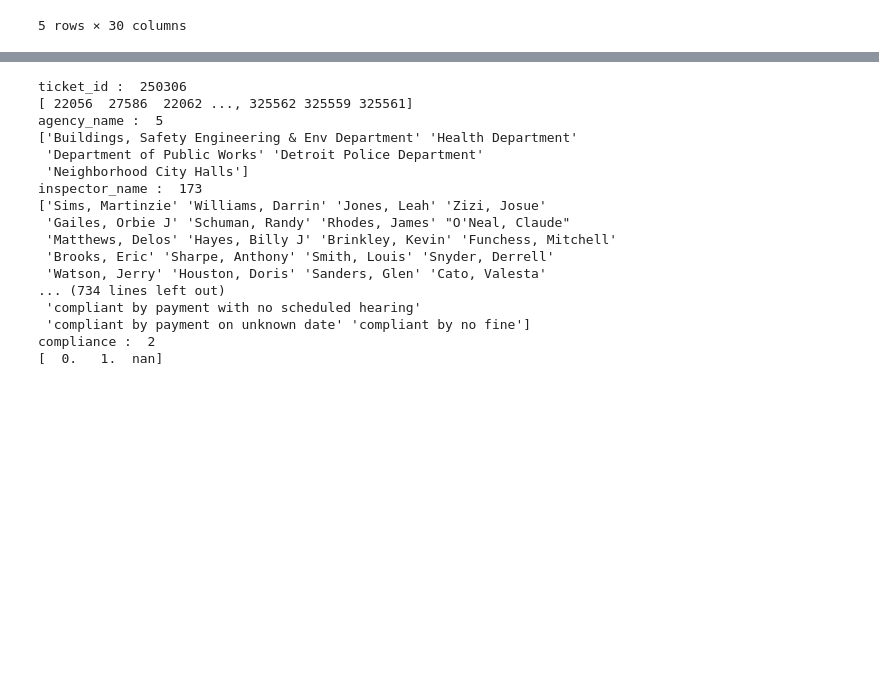
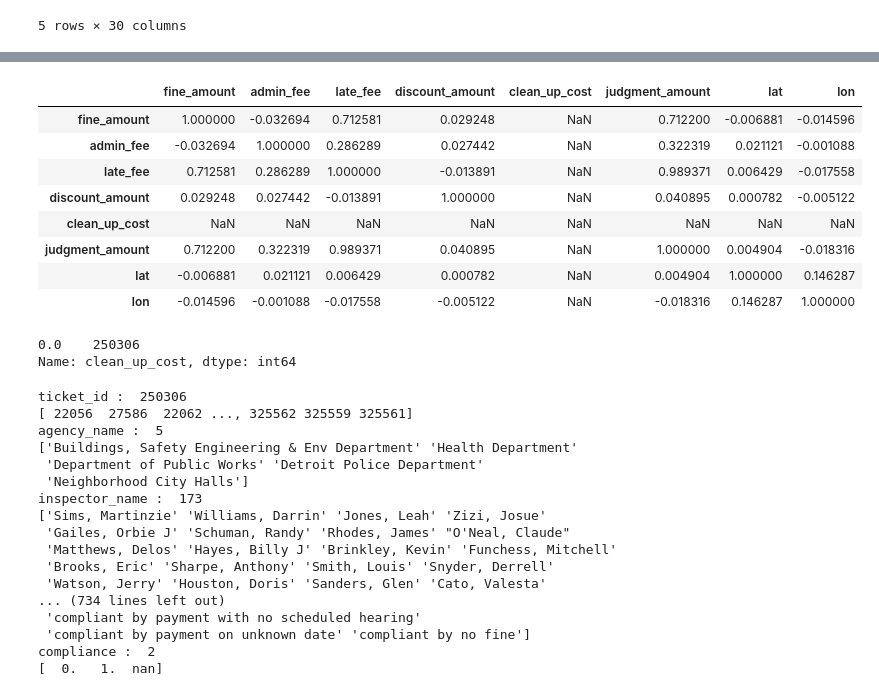
Before and after one commit to aitabuzaid/predict-fines, a Jupyter notebook: Assignment+4.ipynb, the cells around one changed output, grey strips where cells are left out. Cells and saved outputs as stored; diff of their text form; code cells hidden in the pictures; blank space fills up the shorter version.

```diff
--- a/Assignment+4.ipynb
+++ b/Assignment+4.ipynb
@@ -230,3 +262,20 @@ plt.show()
+# %%
+train_data_merged[num_cols].corr()
+# %% [output]
+|  | fine_amount | admin_fee | late_fee | discount_amount | clean_up_cost | judgment_amount | lat | lon |
+| fine_amount | 1.000000 | -0.032694 | 0.712581 | 0.029248 | NaN | 0.712200 | -0.006881 | -0.014596 |
+| admin_fee | -0.032694 | 1.000000 | 0.286289 | 0.027442 | NaN | 0.322319 | 0.021121 | -0.001088 |
+| late_fee | 0.712581 | 0.286289 | 1.000000 | -0.013891 | NaN | 0.989371 | 0.006429 | -0.017558 |
+| discount_amount | 0.029248 | 0.027442 | -0.013891 | 1.000000 | NaN | 0.040895 | 0.000782 | -0.005122 |
+| clean_up_cost | NaN | NaN | NaN | NaN | NaN | NaN | NaN | NaN |
+| judgment_amount | 0.712200 | 0.322319 | 0.989371 | 0.040895 | NaN | 1.000000 | 0.004904 | -0.018316 |
+| lat | -0.006881 | 0.021121 | 0.006429 | 0.000782 | NaN | 0.004904 | 1.000000 | 0.146287 |
+| lon | -0.014596 | -0.001088 | -0.017558 | -0.005122 | NaN | -0.018316 | 0.146287 | 1.000000 |
+# %%
+train_data_merged['clean_up_cost'].value_counts()
+# %% [output]
+0.0    250306
+Name: clean_up_cost, dtype: int64
 # %%
 for col in train_data.columns:
     print(col,": ", train_data[col].nunique())
```
Also changed, not shown: parts of 4 cells of this notebook.
